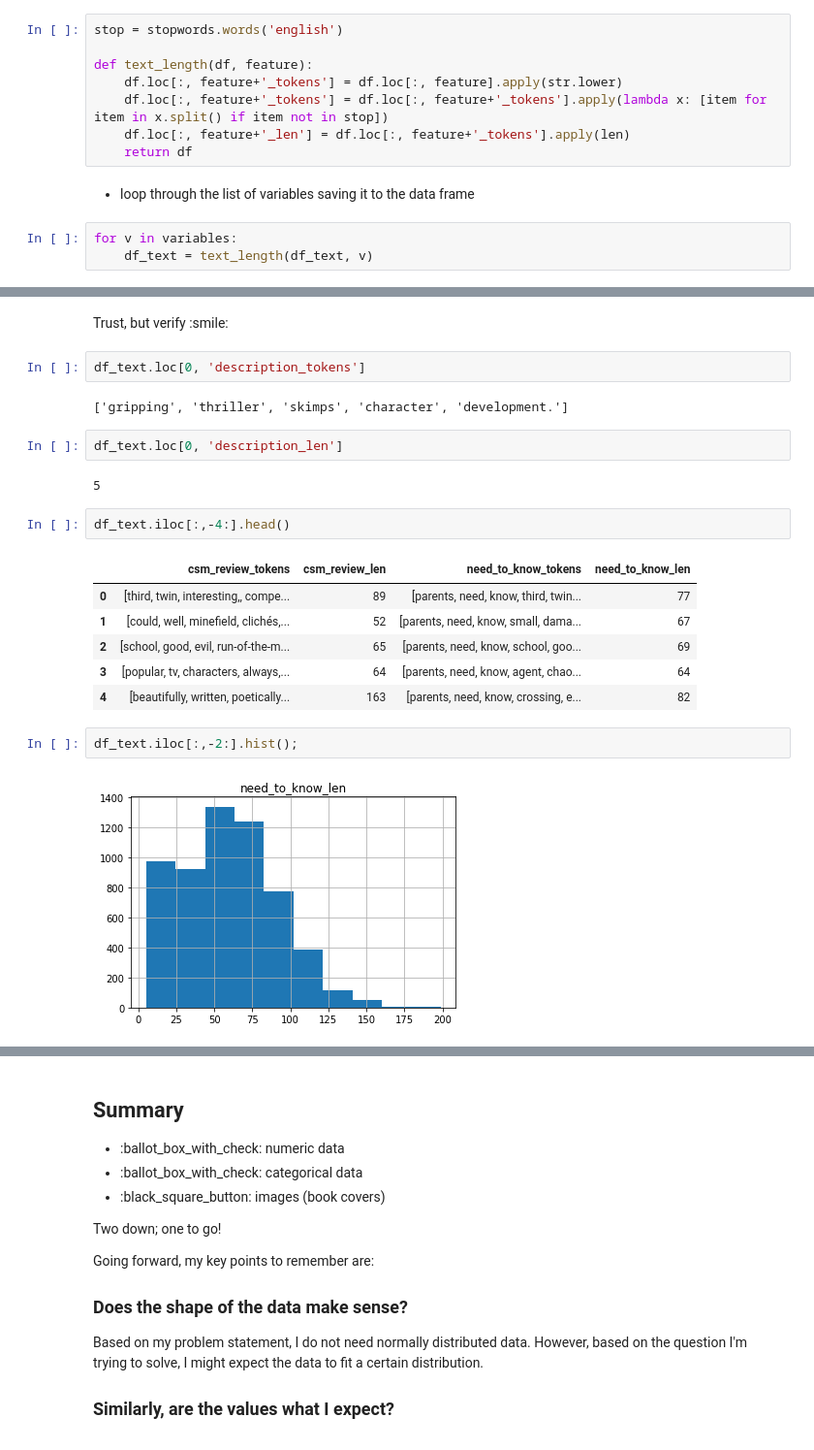
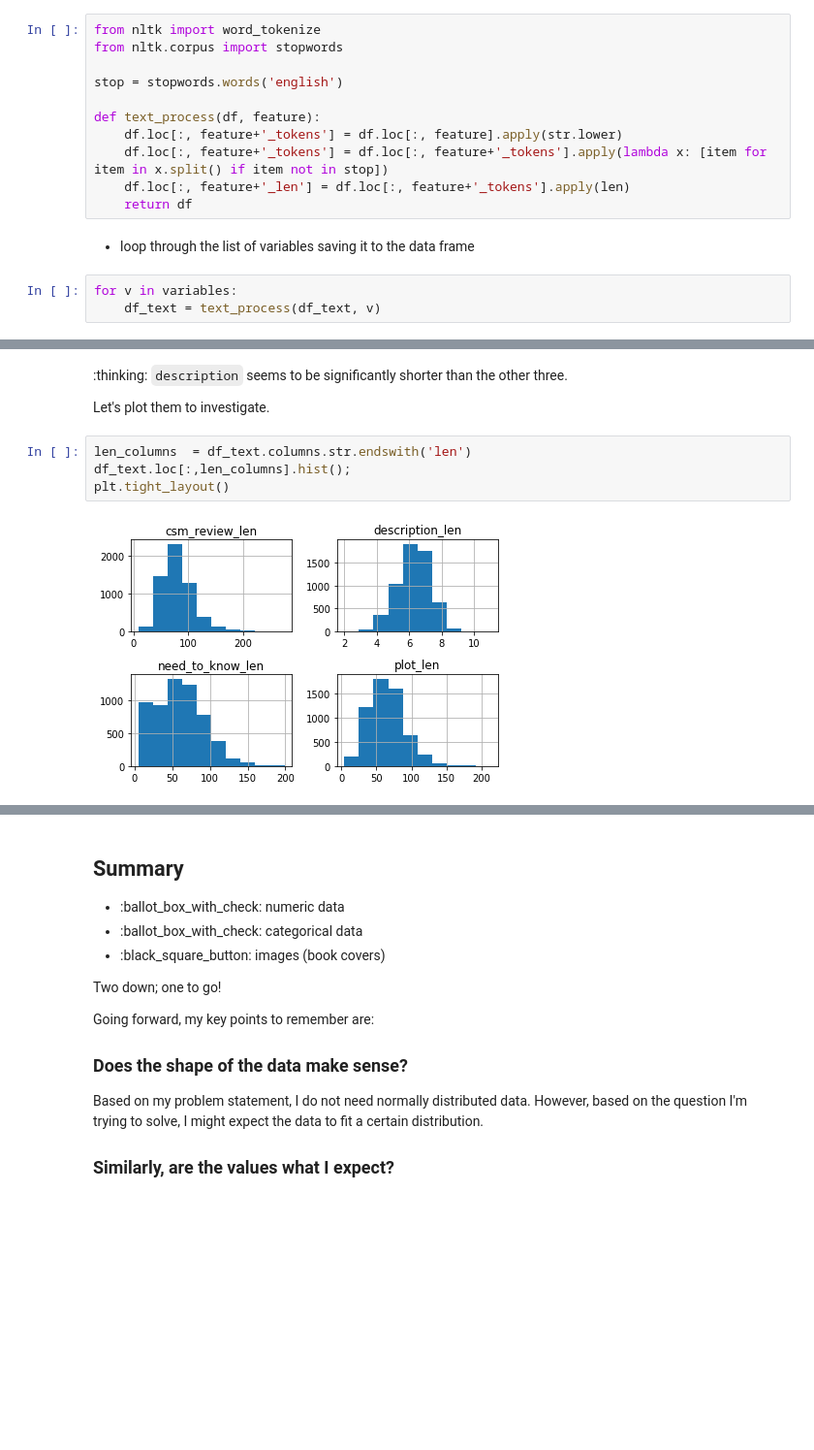
Before and after one commit to educatorsRlearners/an-a-z-of-machine-learning, a Jupyter notebook: _notebooks/2020-06-22-e-is-for-eda.ipynb, the cells around one changed output, grey strips where cells are left out. Shown at 97% size. Cells and saved outputs as stored; diff of their text form; blank space fills up the shorter version.

```diff
--- a/_notebooks/2020-06-22-e-is-for-eda.ipynb
+++ b/_notebooks/2020-06-22-e-is-for-eda.ipynb
@@ -412,8 +455,11 @@ variables = ['description', 'plot', 'csm_review', 'need_to_know']
     - identify the length of each feature
 # %%
+from nltk import word_tokenize
+from nltk.corpus import stopwords
+
 stop = stopwords.words('english')
 
-def text_length(df, feature):
+def text_process(df, feature):
     df.loc[:, feature+'_tokens'] = df.loc[:, feature].apply(str.lower)
     df.loc[:, feature+'_tokens'] = df.loc[:, feature+'_tokens'].apply(lambda x: [item for item in x.split() if item not in stop])
     df.loc[:, feature+'_len'] = df.loc[:, feature+'_tokens'].apply(len)
@@ -422,5 +468,5 @@ def text_length(df, feature):
 - loop through the list of variables saving it to the data frame
 # %%
 for v in variables:
-    df_text = text_length(df_text, v)
+    df_text = text_process(df_text, v)
 # %%
@@ -436,23 +481,10 @@ df_text.head()
-# %% [markdown]
-Trust, but verify :smile:
-# %%
-df_text.loc[0, 'description_tokens']
-# %% [output]
-['gripping', 'thriller', 'skimps', 'character', 'development.']
-# %%
-df_text.loc[0, 'description_len']
-# %% [output]
-5
-# %%
-df_text.iloc[:,-4:].head()
-# %% [output]
-|  | csm_review_tokens | csm_review_len | need_to_know_tokens | need_to_know_len |
-| 0 | [third, twin, interesting,, compe... | 89 | [parents, need, know, third, twin... | 77 |
-| 1 | [could, well, minefield, clichés,... | 52 | [parents, need, know, small, dama... | 67 |
-| 2 | [school, good, evil, run-of-the-m... | 65 | [parents, need, know, school, goo... | 69 |
-| 3 | [popular, tv, characters, always,... | 64 | [parents, need, know, agent, chao... | 64 |
-| 4 | [beautifully, written, poetically... | 163 | [parents, need, know, crossing, e... | 82 |
-# %%
-df_text.iloc[:,-2:].hist();
-# %% [output]
-[figure, removed]
+# %% [markdown]
+:thinking: `description` seems to be significantly shorter than the other three.
+
+Let's plot them to investigate.
+# %%
+len_columns  = df_text.columns.str.endswith('len')
+df_text.loc[:,len_columns].hist();
+plt.tight_layout()
+# %% [output]
+[figure, added]
```
Also changed, not shown: parts of 19 cells of this notebook.
